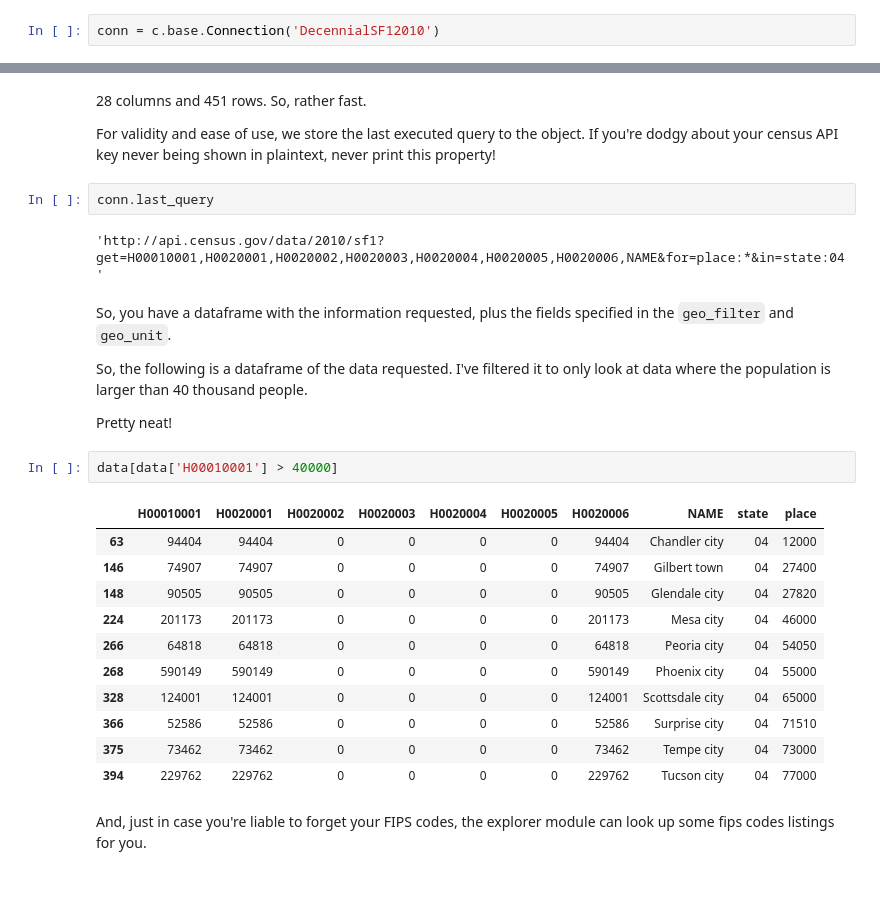
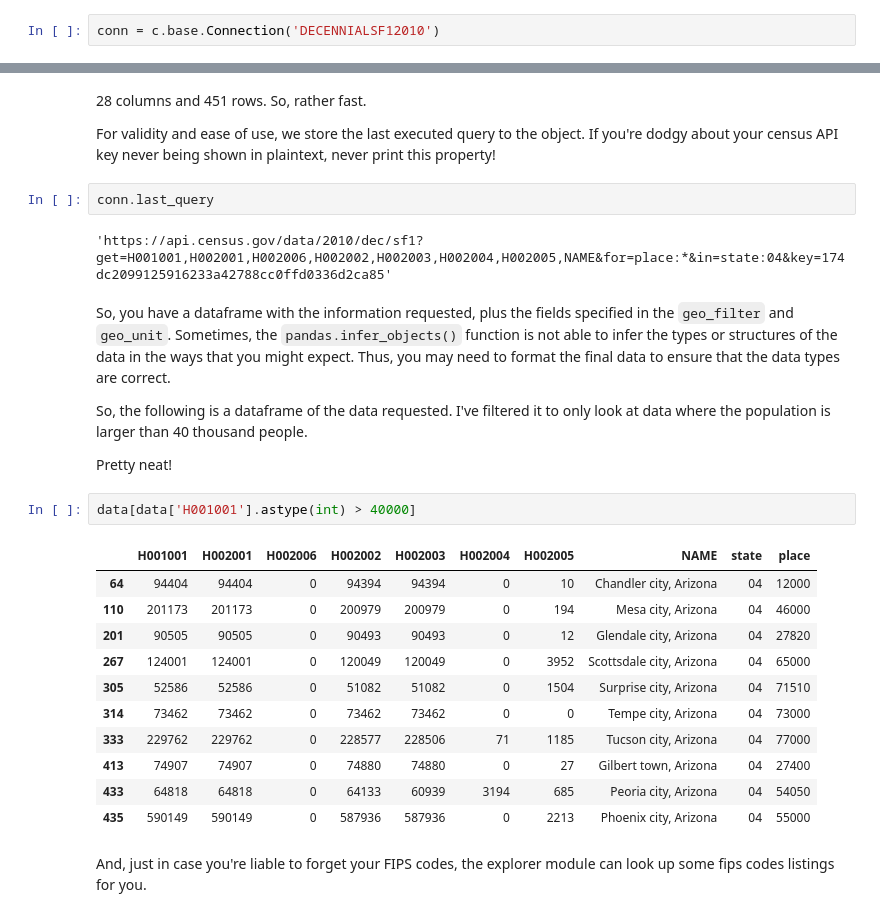
Before and after one commit to cenpy-devs/cenpy, a Jupyter notebook: demo.ipynb, the cells around one changed output, grey strips where cells are left out. Saved outputs shown, nothing was run; the diff lists cells and outputs as text; blank space fills up the shorter version.

```diff
--- a/demo.ipynb
+++ b/demo.ipynb
@@ -26,4 +32,4 @@ c.explorer.explain('2011acs5')
 # %% [markdown]
 To actually connect to a database resource, you create a `Connection`. A `Connection` works like a *very* simplified connection from the `sqlalchemy` world. The `Connection` class has a method, `query` that constructs a query string and requests it from the Census server. This result is then parsed into JSON and returned to the user.
 # %%
-conn = c.base.Connection('DecennialSF12010')
+conn = c.base.Connection('DECENNIALSF12010')
@@ -148,27 +131,27 @@ For validity and ease of use, we store the last executed query to the object. If
 # %%
 conn.last_query
 # %% [output]
-'http://api.census.gov/data/2010/sf1?get=H00010001,H0020001,H0020002,H0020003,H0020004,H0020005,H0020006,NAME&for=place:*&in=state:04'
+'https://api.census.gov/data/2010/dec/sf1?get=H001001,H002001,H002006,H002002,H002003,H002004,H002005,NAME&for=place:*&in=state:04&key=174dc2099125916233a42788cc0ffd0336d2ca85'
 # %% [markdown]
-So, you have a dataframe with the information requested, plus the fields specified in the `geo_filter` and `geo_unit`.
+So, you have a dataframe with the information requested, plus the fields specified in the `geo_filter` and `geo_unit`. Sometimes, the `pandas.infer_objects()` function is not able to infer the types or structures of the data in the ways that you might expect. Thus, you may need to format the final data to ensure that the data types are correct.
 
 So, the following is a dataframe of the data requested. I've filtered it to only look at data where the population is larger than 40 thousand people.
 
 Pretty neat!
 # %%
-data[data['H00010001'] > 40000]
+data[data['H001001'].astype(int) > 40000]
 # %% [output]
-|  | H00010001 | H0020001 | H0020002 | H0020003 | H0020004 | H0020005 | H0020006 | NAME | state | place |
-| 63 | 94404 | 94404 | 0 | 0 | 0 | 0 | 94404 | Chandler city | 04 | 12000 |
-| 146 | 74907 | 74907 | 0 | 0 | 0 | 0 | 74907 | Gilbert town | 04 | 27400 |
-| 148 | 90505 | 90505 | 0 | 0 | 0 | 0 | 90505 | Glendale city | 04 | 27820 |
-| 224 | 201173 | 201173 | 0 | 0 | 0 | 0 | 201173 | Mesa city | 04 | 46000 |
-| 266 | 64818 | 64818 | 0 | 0 | 0 | 0 | 64818 | Peoria city | 04 | 54050 |
-| 268 | 590149 | 590149 | 0 | 0 | 0 | 0 | 590149 | Phoenix city | 04 | 55000 |
-| 328 | 124001 | 124001 | 0 | 0 | 0 | 0 | 124001 | Scottsdale city | 04 | 65000 |
-| 366 | 52586 | 52586 | 0 | 0 | 0 | 0 | 52586 | Surprise city | 04 | 71510 |
-| 375 | 73462 | 73462 | 0 | 0 | 0 | 0 | 73462 | Tempe city | 04 | 73000 |
-| 394 | 229762 | 229762 | 0 | 0 | 0 | 0 | 229762 | Tucson city | 04 | 77000 |
+|  | H001001 | H002001 | H002006 | H002002 | H002003 | H002004 | H002005 | NAME | state | place |
+| 64 | 94404 | 94404 | 0 | 94394 | 94394 | 0 | 10 | Chandler city, Arizona | 04 | 12000 |
+| 110 | 201173 | 201173 | 0 | 200979 | 200979 | 0 | 194 | Mesa city, Arizona | 04 | 46000 |
+| 201 | 90505 | 90505 | 0 | 90493 | 90493 | 0 | 12 | Glendale city, Arizona | 04 | 27820 |
+| 267 | 124001 | 124001 | 0 | 120049 | 120049 | 0 | 3952 | Scottsdale city, Arizona | 04 | 65000 |
+| 305 | 52586 | 52586 | 0 | 51082 | 51082 | 0 | 1504 | Surprise city, Arizona | 04 | 71510 |
+| 314 | 73462 | 73462 | 0 | 73462 | 73462 | 0 | 0 | Tempe city, Arizona | 04 | 73000 |
+| 333 | 229762 | 229762 | 0 | 228577 | 228506 | 71 | 1185 | Tucson city, Arizona | 04 | 77000 |
+| 413 | 74907 | 74907 | 0 | 74880 | 74880 | 0 | 27 | Gilbert town, Arizona | 04 | 27400 |
+| 433 | 64818 | 64818 | 0 | 64133 | 60939 | 3194 | 685 | Peoria city, Arizona | 04 | 54050 |
+| 435 | 590149 | 590149 | 0 | 587936 | 587936 | 0 | 2213 | Phoenix city, Arizona | 04 | 55000 |
 # %% [markdown]
 And, just in case you're liable to forget your FIPS codes, the explorer module can look up some fips codes listings for you.
 # %%
```
Also changed, not shown: parts of 32 cells of this notebook.
